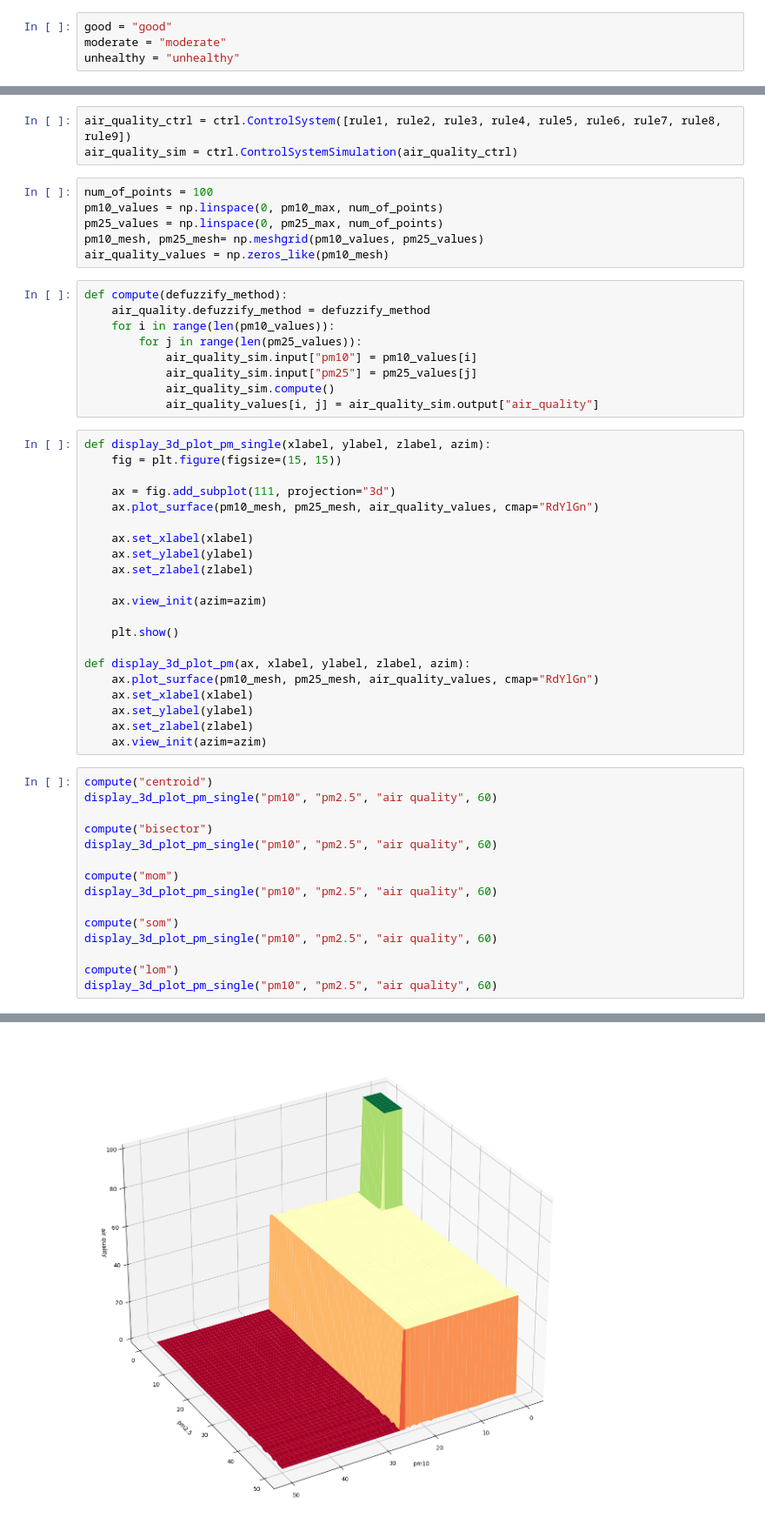
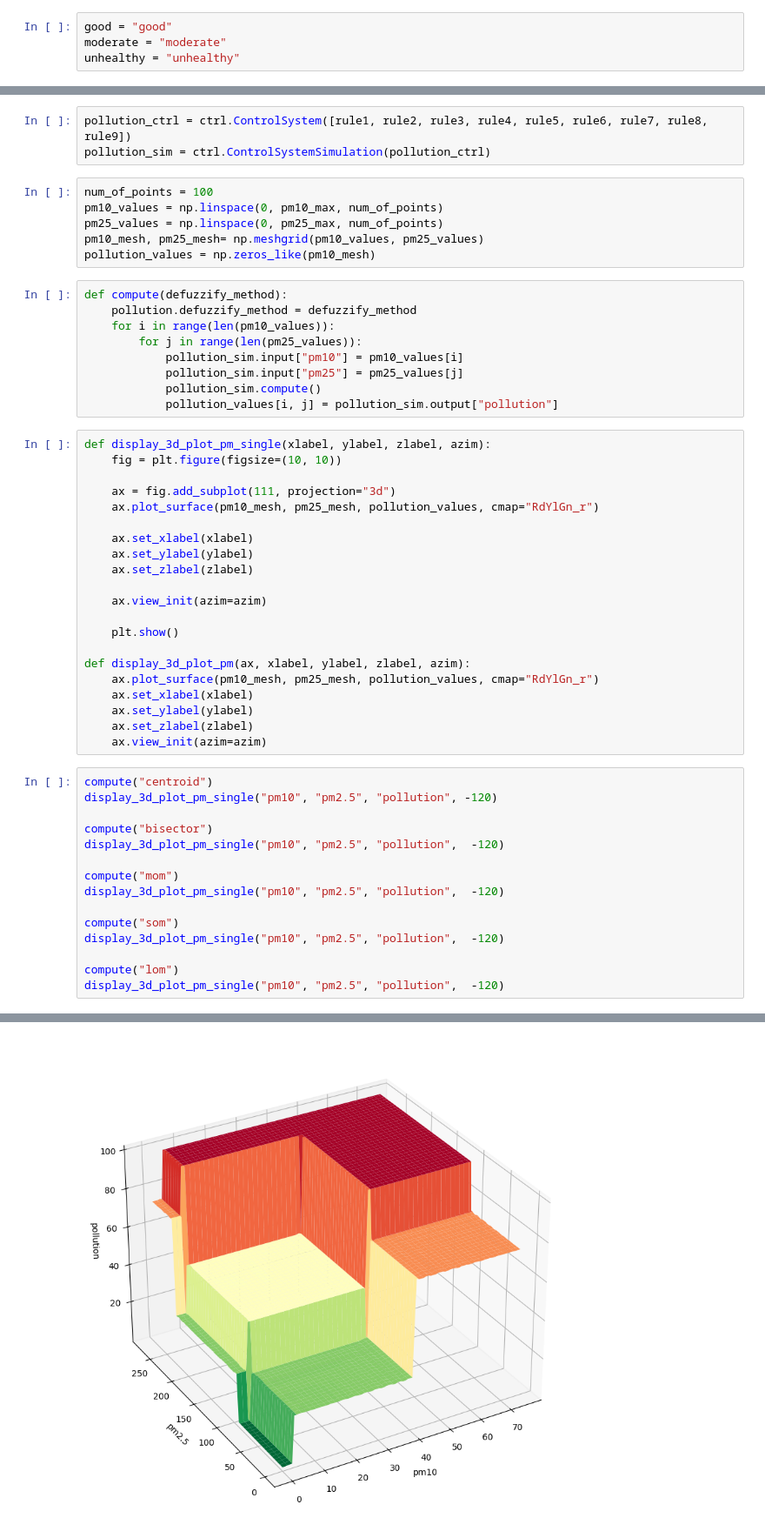
Before and after one commit to kosiyyu/air-quality-assessment-system, a Jupyter notebook: air_quality_full.ipynb, the cells around one changed output, grey strips where cells are left out. Shown at 87% size. Saved outputs shown, nothing was run; the diff lists cells and outputs as text.

Commit message:
finish system 1

```diff
--- a/air_quality_full.ipynb
+++ b/air_quality_full.ipynb
@@ -164,27 +197,27 @@ rule9 = ctrl.Rule(pm10[moderate] & pm25[good],  air_quality[moderate])
 # %%
-air_quality_ctrl = ctrl.ControlSystem([rule1, rule2, rule3, rule4, rule5, rule6, rule7, rule8, rule9])
-air_quality_sim = ctrl.ControlSystemSimulation(air_quality_ctrl)
+pollution_ctrl = ctrl.ControlSystem([rule1, rule2, rule3, rule4, rule5, rule6, rule7, rule8, rule9])
+pollution_sim = ctrl.ControlSystemSimulation(pollution_ctrl)
 # %%
 num_of_points = 100
 pm10_values = np.linspace(0, pm10_max, num_of_points)
 pm25_values = np.linspace(0, pm25_max, num_of_points)
 pm10_mesh, pm25_mesh= np.meshgrid(pm10_values, pm25_values)
-air_quality_values = np.zeros_like(pm10_mesh)
+pollution_values = np.zeros_like(pm10_mesh)
 # %%
 def compute(defuzzify_method):
-    air_quality.defuzzify_method = defuzzify_method
+    pollution.defuzzify_method = defuzzify_method
     for i in range(len(pm10_values)):
         for j in range(len(pm25_values)):
-            air_quality_sim.input["pm10"] = pm10_values[i]
-            air_quality_sim.input["pm25"] = pm25_values[j]
-            air_quality_sim.compute()
-            air_quality_values[i, j] = air_quality_sim.output["air_quality"]
+            pollution_sim.input["pm10"] = pm10_values[i]
+            pollution_sim.input["pm25"] = pm25_values[j]
+            pollution_sim.compute()
+            pollution_values[i, j] = pollution_sim.output["pollution"]
 # %%
 def display_3d_plot_pm_single(xlabel, ylabel, zlabel, azim):
-    fig = plt.figure(figsize=(15, 15))
+    fig = plt.figure(figsize=(10, 10))
 
     ax = fig.add_subplot(111, projection="3d")
-    ax.plot_surface(pm10_mesh, pm25_mesh, air_quality_values, cmap="RdYlGn")
+    ax.plot_surface(pm10_mesh, pm25_mesh, pollution_values, cmap="RdYlGn_r")
 
     ax.set_xlabel(xlabel)
     ax.set_ylabel(ylabel)
@@ -195,24 +228,24 @@ def display_3d_plot_pm_single(xlabel, ylabel, zlabel, azim):
     plt.show()
 
 def display_3d_plot_pm(ax, xlabel, ylabel, zlabel, azim):
-    ax.plot_surface(pm10_mesh, pm25_mesh, air_quality_values, cmap="RdYlGn")
+    ax.plot_surface(pm10_mesh, pm25_mesh, pollution_values, cmap="RdYlGn_r")
     ax.set_xlabel(xlabel)
     ax.set_ylabel(ylabel)
     ax.set_zlabel(zlabel)
     ax.view_init(azim=azim)
 # %%
 compute("centroid")
-display_3d_plot_pm_single("pm10", "pm2.5", "air quality", 60)
+display_3d_plot_pm_single("pm10", "pm2.5", "pollution", -120)
 
 compute("bisector")
-display_3d_plot_pm_single("pm10", "pm2.5", "air quality", 60)
+display_3d_plot_pm_single("pm10", "pm2.5", "pollution",  -120)
 
 compute("mom")
-display_3d_plot_pm_single("pm10", "pm2.5", "air quality", 60)
+display_3d_plot_pm_single("pm10", "pm2.5", "pollution",  -120)
 
 compute("som")
-display_3d_plot_pm_single("pm10", "pm2.5", "air quality", 60)
+display_3d_plot_pm_single("pm10", "pm2.5", "pollution",  -120)
 
 compute("lom")
-display_3d_plot_pm_single("pm10", "pm2.5", "air quality", 60)
+display_3d_plot_pm_single("pm10", "pm2.5", "pollution",  -120)
 # %% [output]
@@ -223,4 +256,4 @@ display_3d_plot_pm_single("pm10", "pm2.5", "air quality", 60)
-[figure, old version]
+[figure, new version]
 # %%
 # fig, axs = plt.subplots(2, 3, figsize=(15, 15), subplot_kw={"projection": "3d"})
 # methods = ["centroid", "bisector", "mom", "som", "lom"]
```
Also changed, not shown: parts of 13 cells of this notebook.
